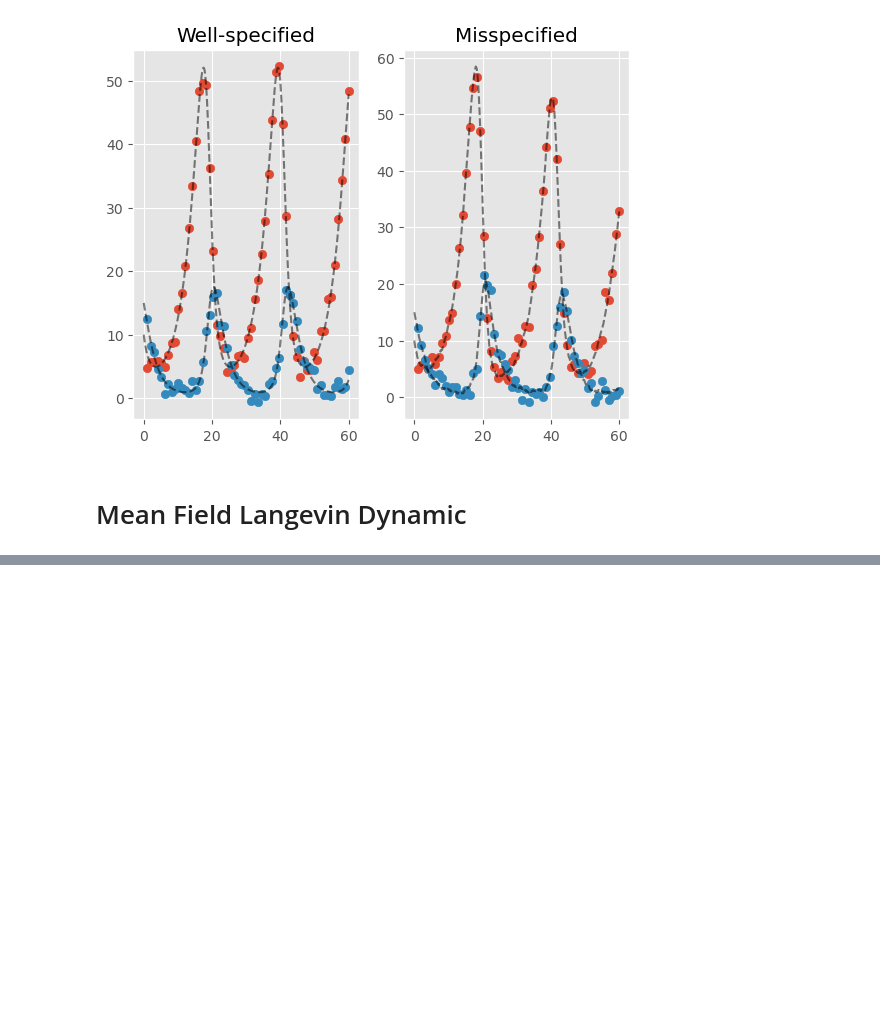
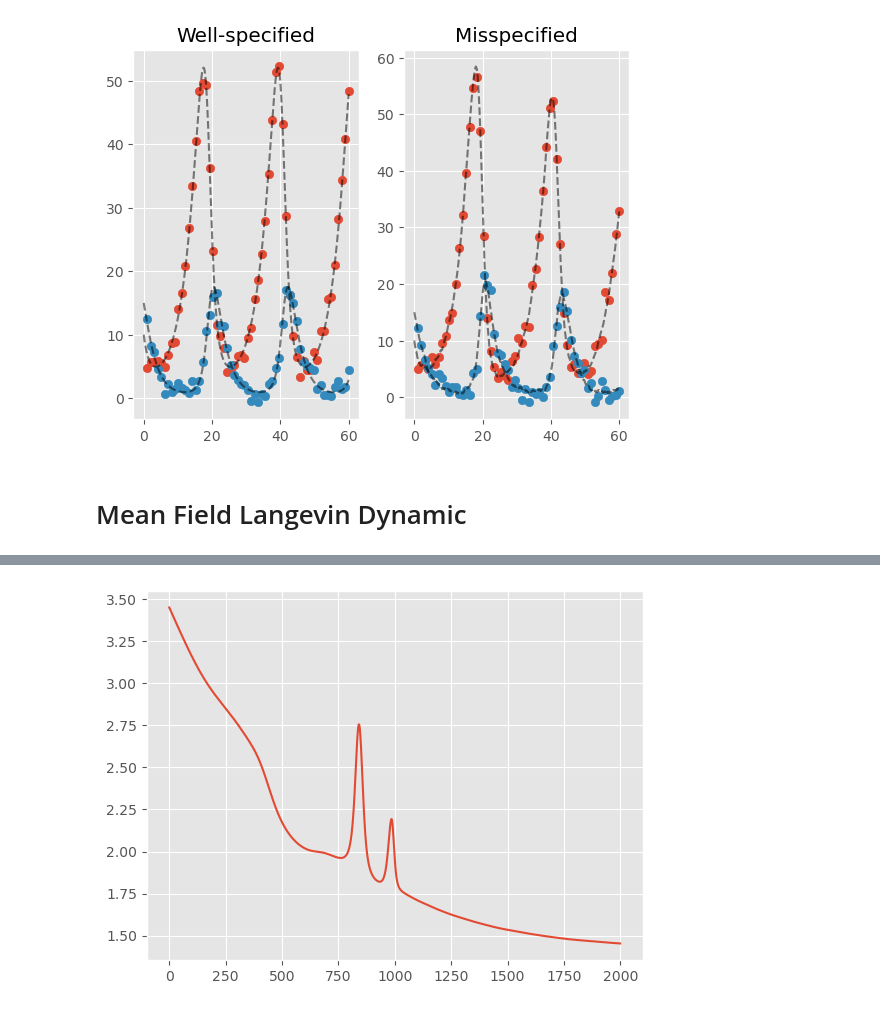
Before and after one commit to congyewang/kgd-code, a Jupyter notebook: pcuq_lotka_volterra.ipynb, the cells around one changed output, grey strips where cells are left out. Saved outputs shown, nothing was run; the diff lists cells and outputs as text; code cells hidden in the pictures; blank space fills up the shorter version.

```diff
--- a/pcuq_lotka_volterra.ipynb
+++ b/pcuq_lotka_volterra.ipynb
@@ -208,0 +235,14 @@ plt.show()
+# %%
+F_P = f.F_P(q_0, L)
+k_pq = f.GradientKernel(G_SVGD.S_PQ,k)
+KGD = f.KernelGradientDiscrepancy(k_pq)
+
+KGD_values = jnp.zeros(T)
+
+for it in range(T):
+    KGD_values = KGD_values.at[it].set(KGD.evaluate(all_particles[it]))
+# %%
+plt.plot(KGD_values)
+plt.show()
+# %% [output]
+[figure, added]
```
Also changed, not shown: parts of 7 cells of this notebook, 2 other files.
